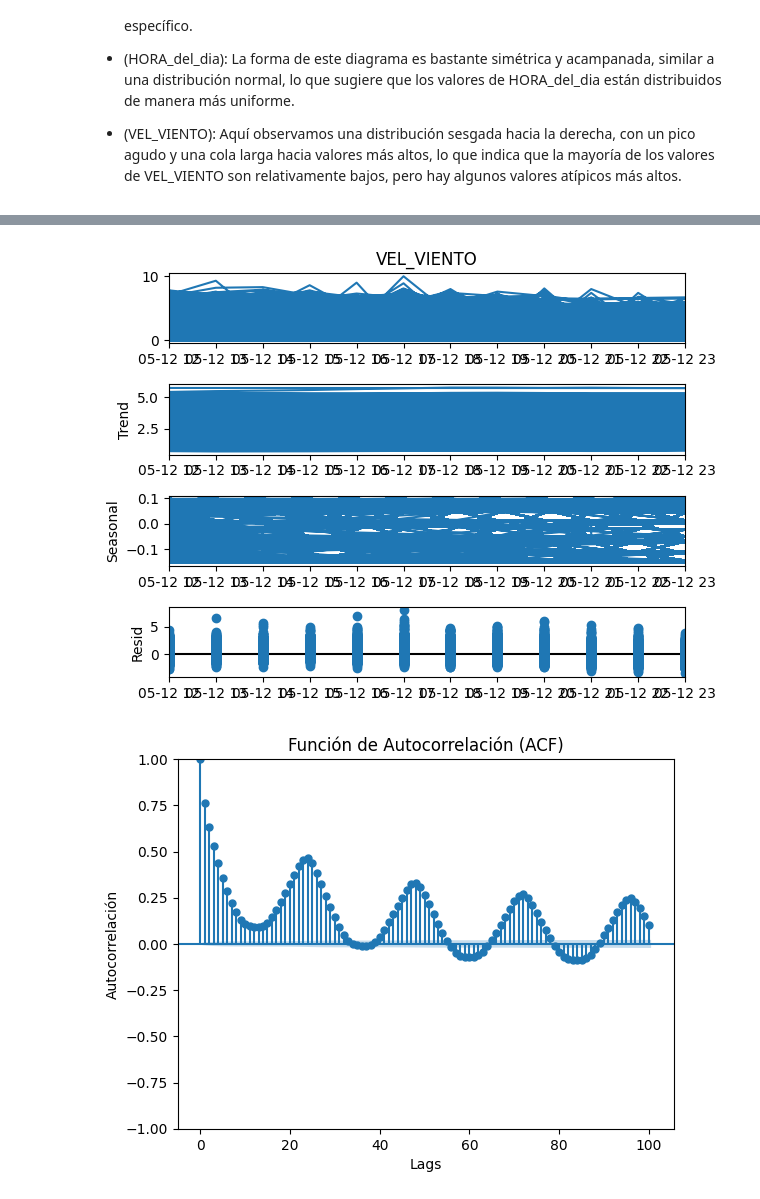
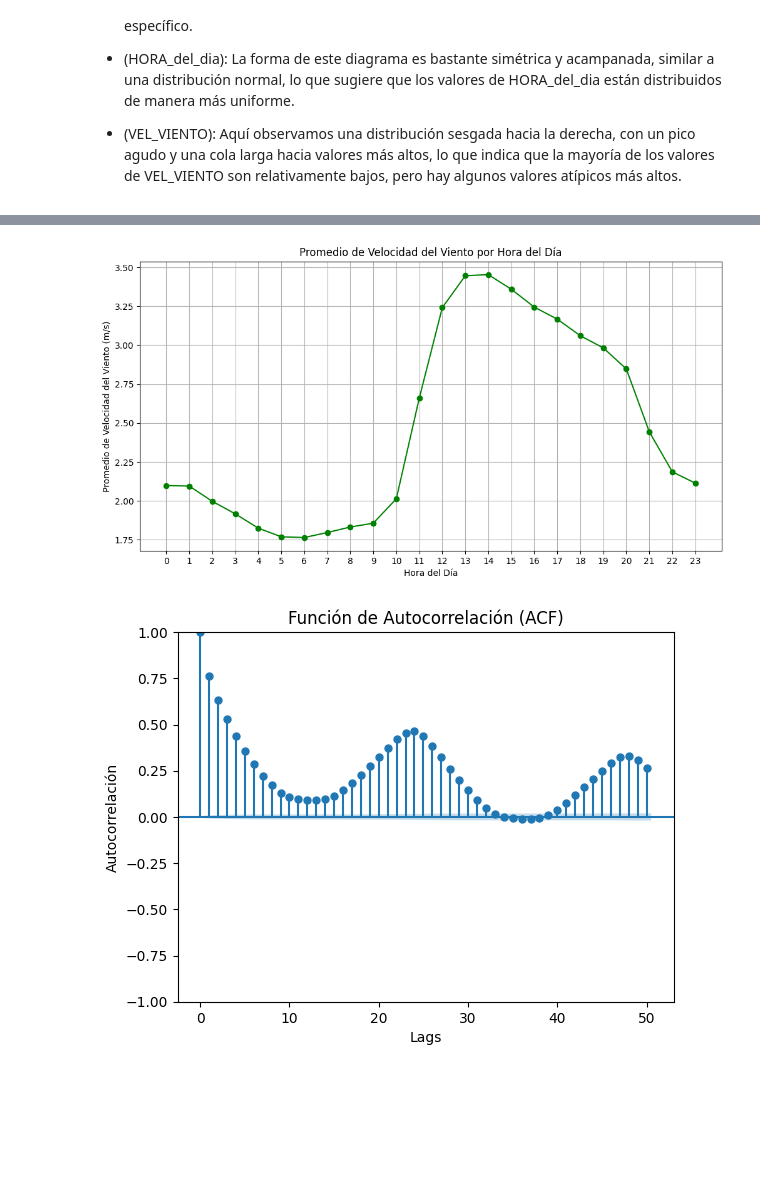
Before and after one commit to juanes213/ML_parcial3, a Jupyter notebook: _sources/eda_windspeed.ipynb, the cells around one changed output, grey strips where cells are left out. Drawn from its saved outputs; the diff is of its cells as text; code cells hidden in the pictures; blank space fills up the shorter version.

```diff
--- a/_sources/eda_windspeed.ipynb
+++ b/_sources/eda_windspeed.ipynb
@@ -426,25 +432,23 @@ KeyError: 'HORA'
 # %%
 import statsmodels.api as sm
-# plt.figure(figsize=(12, 6))
-# plt.plot(df.index, df['VEL_VIENTO'], label='Velocidad del Viento')
-# plt.title('Serie Temporal de Velocidad del Viento')
-# plt.xlabel('Fecha y Hora')
-# plt.ylabel('Velocidad del Viento (m/s)')
-# plt.legend()
-# plt.grid(True)
-# plt.show()
+promedio_por_hora = df.groupby(df['HORA_del_dia'])['VEL_VIENTO'].mean()
 
-# Descomposición de la serie temporal
-decomposition = sm.tsa.seasonal_decompose(df['VEL_VIENTO'], model='additive', period = 24)
-decomposition.plot()
+# Trazar el promedio de la velocidad del viento por hora del día
+plt.figure(figsize=(12, 6))
+promedio_por_hora.plot(color='green', marker='o', linestyle='-')
+plt.title('Promedio de Velocidad del Viento por Hora del Día')
+plt.xlabel('Hora del Día')
+plt.ylabel('Promedio de Velocidad del Viento (m/s)')
+plt.xticks(range(24))
+plt.grid(True)
 plt.show()
 
 # Análisis de autocorrelación
-sm.graphics.tsa.plot_acf(df['VEL_VIENTO'], lags=100)
+sm.graphics.tsa.plot_acf(df['VEL_VIENTO'], lags=50)
 plt.title('Función de Autocorrelación (ACF)')
 plt.xlabel('Lags')
 plt.ylabel('Autocorrelación')
 plt.show()
 # %% [output]
-[figure, old version]
+[figure, new version]
-[figure, old version]
+[figure, new version]
```
Also changed, not shown: parts of 4 cells of this notebook, 26 other files.
